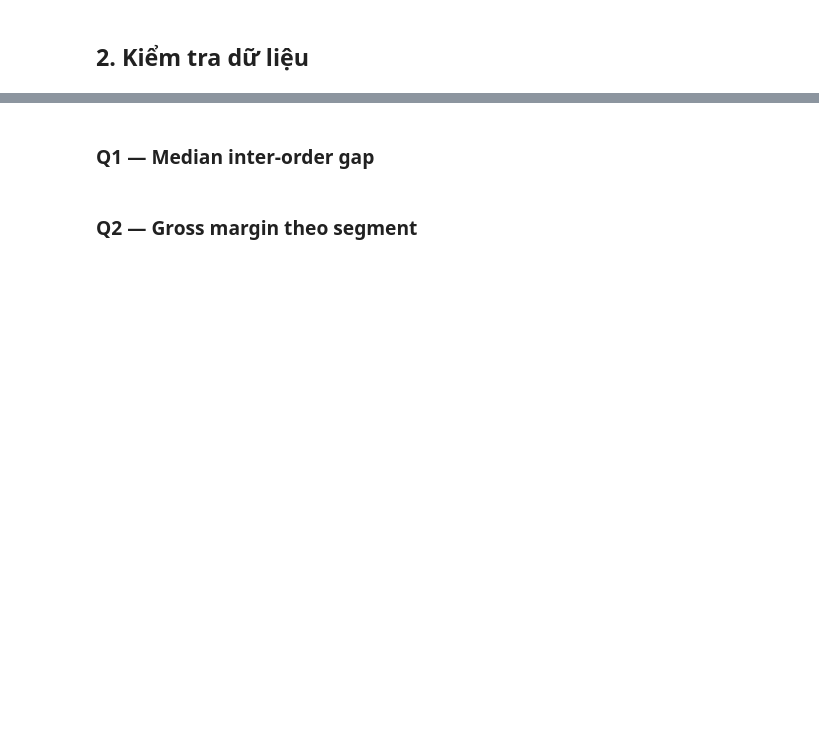
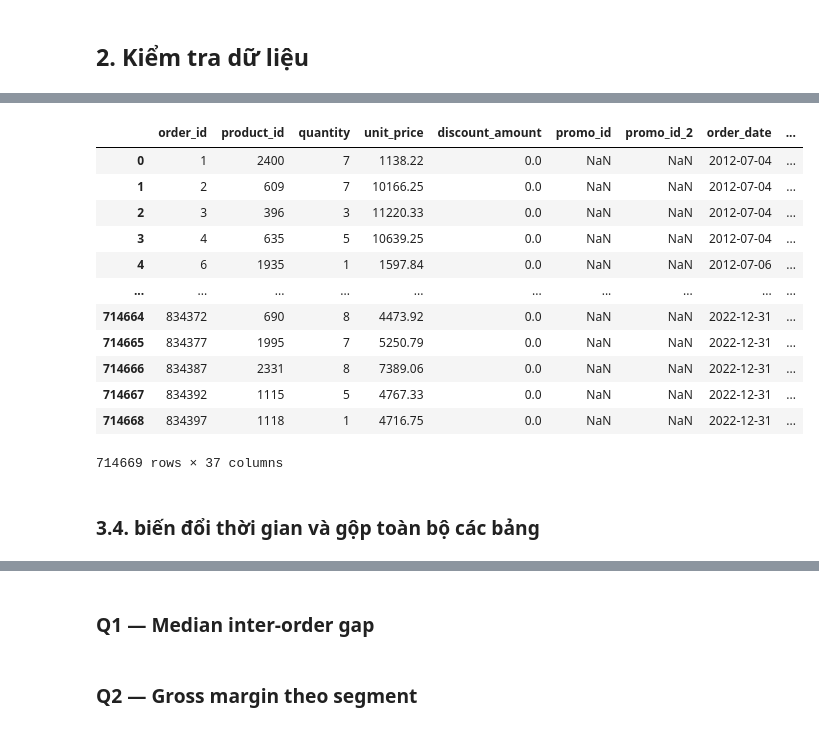
Before and after one commit to xandertrinhnam31-afk/Lanh-It-s-Du-Lieu, a Jupyter notebook: notebooks/01_data_loading_and_mcq.ipynb, the cells around one changed output, grey strips where cells are left out. Saved outputs shown, nothing was run; the diff lists cells and outputs as text; code cells hidden in the pictures; blank space fills up the shorter version.

Commit message:
feat: encode and merge 14 csv into one

```diff
--- a/notebooks/01_data_loading_and_mcq.ipynb
+++ b/notebooks/01_data_loading_and_mcq.ipynb
@@ -46,0 +167,11 @@ display(check_duplicates(dfs))
+# %%
+cols_to_check = ['promo_type', 'promo_channel']
+
+for col in cols_to_check:
+    # Tính số lượng giá trị duy nhất (không tính Null)
+    n_unique = promotions[col].nunique()
+    # Lấy danh sách các giá trị đó
+    unique_vals = promotions[col].dropna().unique()
+    #in giá trị
+    print(col)
+    print(list(unique_vals))
@@ -46,0 +185,3 @@ display(check_duplicates(dfs))
+# %%
+cols_to_encode = ['promo_type', 'promo_channel']
+promotions = pd.get_dummies(promotions, columns=cols_to_encode)
@@ -46,0 +214,11 @@ display(check_duplicates(dfs))
+# %%
+cols_to_check = ['city', 'gender', 'age_group', 'acquisition_channel' ]
+
+for col in cols_to_check:
+    # Tính số lượng giá trị duy nhất (không tính Null)
+    n_unique = customers[col].nunique()
+    # Lấy danh sách các giá trị đó
+    unique_vals = customers[col].dropna().unique()
+    #in giá trị
+    print(col)
+    print(list(unique_vals))
@@ -46,0 +302,11 @@ display(check_duplicates(dfs))
+# %%
+cols_to_check = ['region', 'district']
+
+for col in cols_to_check:
+    # Tính số lượng giá trị duy nhất (không tính Null)
+    n_unique = geography[col].nunique()
+    # Lấy danh sách các giá trị đó
+    unique_vals = geography[col].dropna().unique()
+    #in giá trị
+    print(col)
+    print(list(unique_vals))
@@ -46,0 +497,18 @@ display(check_duplicates(dfs))
+# %%
+transaction_final
+# %% [output]
+|  | order_id | product_id | quantity | unit_price | discount_amount | promo_id | promo_id_2 | order_date | ... |
+| 0 | 1 | 2400 | 7 | 1138.22 | 0.0 | NaN | NaN | 2012-07-04 | ... |
+| 1 | 2 | 609 | 7 | 10166.25 | 0.0 | NaN | NaN | 2012-07-04 | ... |
+| 2 | 3 | 396 | 3 | 11220.33 | 0.0 | NaN | NaN | 2012-07-04 | ... |
+| 3 | 4 | 635 | 5 | 10639.25 | 0.0 | NaN | NaN | 2012-07-04 | ... |
+| 4 | 6 | 1935 | 1 | 1597.84 | 0.0 | NaN | NaN | 2012-07-06 | ... |
+| ... | ... | ... | ... | ... | ... | ... | ... | ... | ... |
+| 714664 | 834372 | 690 | 8 | 4473.92 | 0.0 | NaN | NaN | 2022-12-31 | ... |
+| 714665 | 834377 | 1995 | 7 | 5250.79 | 0.0 | NaN | NaN | 2022-12-31 | ... |
+| 714666 | 834387 | 2331 | 8 | 7389.06 | 0.0 | NaN | NaN | 2022-12-31 | ... |
+| 714667 | 834392 | 1115 | 5 | 4767.33 | 0.0 | NaN | NaN | 2022-12-31 | ... |
+| 714668 | 834397 | 1118 | 1 | 4716.75 | 0.0 | NaN | NaN | 2022-12-31 | ... |
+714669 rows × 37 columns
+# %% [markdown]
+### 3.4. biến đổi thời gian và gộp toàn bộ các bảng
```
Also changed, not shown: parts of 59 cells of this notebook, 15 other files.
